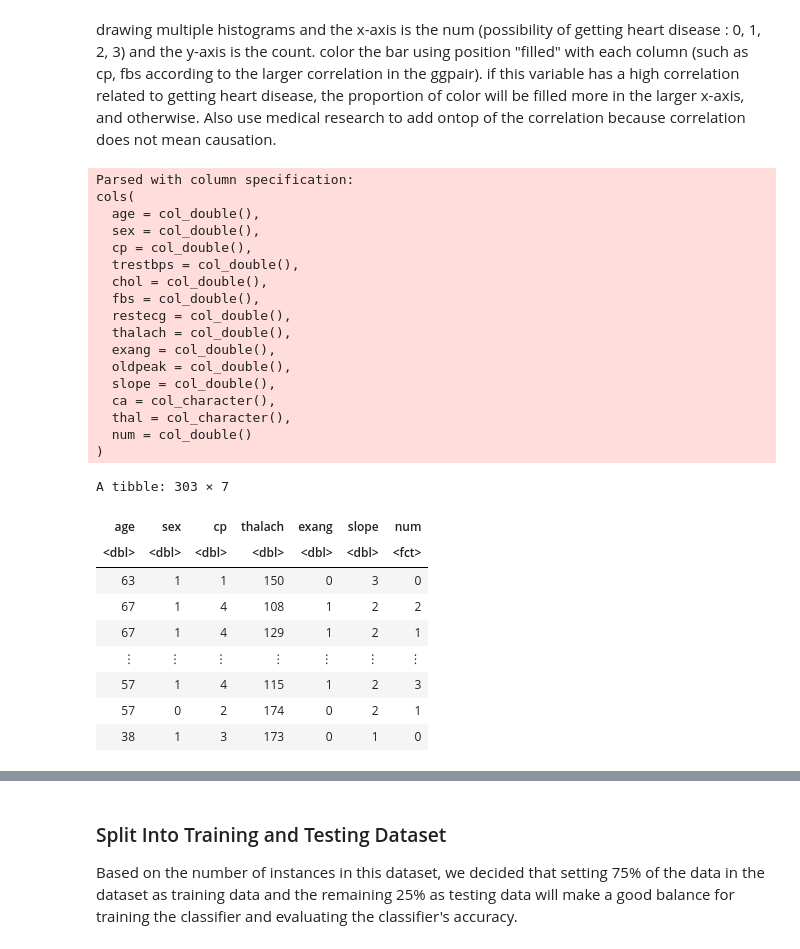
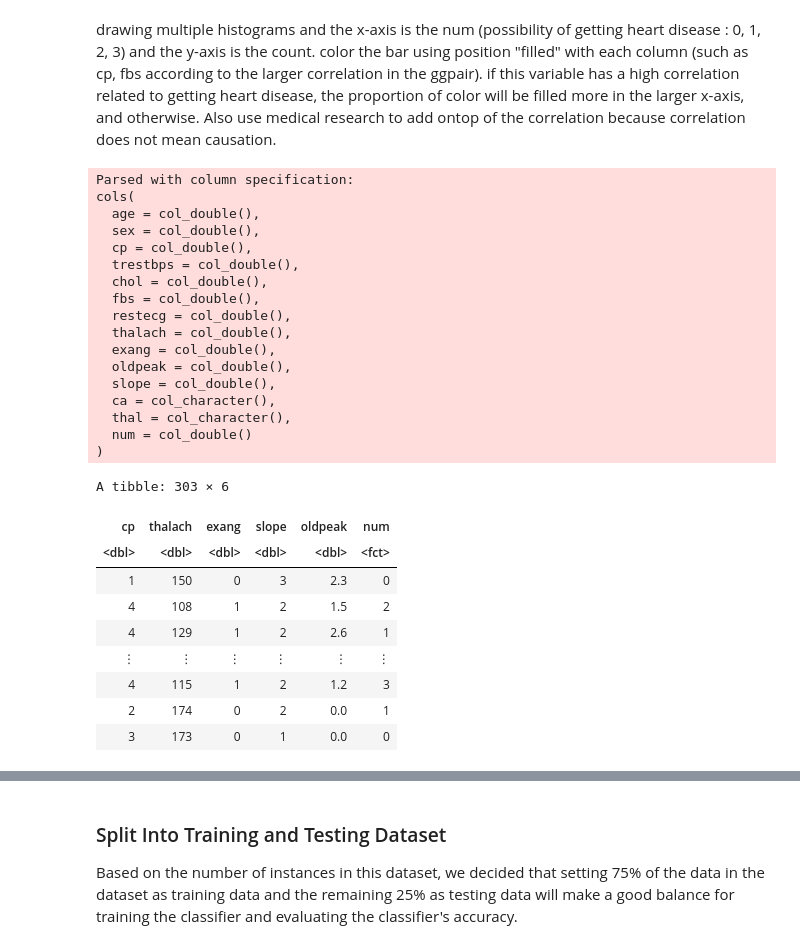
Before and after one commit to oliviahe0111/Heart-Disease-Data, a Jupyter notebook: heart_disease_data.ipynb, the cells around one changed output, grey strips where cells are left out. Saved outputs shown, nothing was run; the diff lists cells and outputs as text; code cells hidden in the pictures.

```diff
--- a/heart_disease_data.ipynb
+++ b/heart_disease_data.ipynb
@@ -185,39 +200,39 @@ drawing multiple histograms and the x-axis is the num (possibility of getting he
 # %%
 set.seed(1234)
 heart_disease_data_2 <- read_csv(heart_disease_url, col_names = c("age", "sex", "cp", "trestbps", "chol", "fbs",
                                                                "restecg", "thalach", "exang", "oldpeak", "slope",
                                                                "ca", "thal", "num")) %>%
-                        mutate(num = as.factor(num)) %>%
+#                         mutate(num = as.factor(num)) %>%
 #                         mutate(cp = as.numeric(as.factor(cp)), fbs = as.factor(fbs), restecg = as.factor(restecg),
 #                             exang = as.numeric(as.factor(exang)), slope = as.numeric(as.factor(slope)),
 #                                sex = as.numeric(as.factor(sex))) %>%
-                        select(age, sex, cp, thalach, exang, slope, num)
+                        select(cp, thalach, exang, slope, oldpeak, num)
 heart_disease_data_2
 # %% [output]
 Parsed with column specification:
 cols(
   age = col_double(),
   sex = col_double(),
   cp = col_double(),
   trestbps = col_double(),
   chol = col_double(),
   fbs = col_double(),
   restecg = col_double(),
   thalach = col_double(),
   exang = col_double(),
   oldpeak = col_double(),
   slope = col_double(),
   ca = col_character(),
   thal = col_character(),
   num = col_double()
 )
-A tibble: 303 × 7
+A tibble: 303 × 6
-| age | sex | cp | thalach | exang | slope | num |
-| <dbl> | <dbl> | <dbl> | <dbl> | <dbl> | <dbl> | <fct> |
-| 63 | 1 | 1 | 150 | 0 | 3 | 0 |
-| 67 | 1 | 4 | 108 | 1 | 2 | 2 |
-| 67 | 1 | 4 | 129 | 1 | 2 | 1 |
-| ⋮ | ⋮ | ⋮ | ⋮ | ⋮ | ⋮ | ⋮ |
-| 57 | 1 | 4 | 115 | 1 | 2 | 3 |
-| 57 | 0 | 2 | 174 | 0 | 2 | 1 |
-| 38 | 1 | 3 | 173 | 0 | 1 | 0 |
+| cp | thalach | exang | slope | oldpeak | num |
+| <dbl> | <dbl> | <dbl> | <dbl> | <dbl> | <fct> |
+| 1 | 150 | 0 | 3 | 2.3 | 0 |
+| 4 | 108 | 1 | 2 | 1.5 | 2 |
+| 4 | 129 | 1 | 2 | 2.6 | 1 |
+| ⋮ | ⋮ | ⋮ | ⋮ | ⋮ | ⋮ |
+| 4 | 115 | 1 | 2 | 1.2 | 3 |
+| 2 | 174 | 0 | 2 | 0.0 | 1 |
+| 3 | 173 | 0 | 1 | 0.0 | 0 |
```
Also changed, not shown: parts of 31 cells of this notebook.
